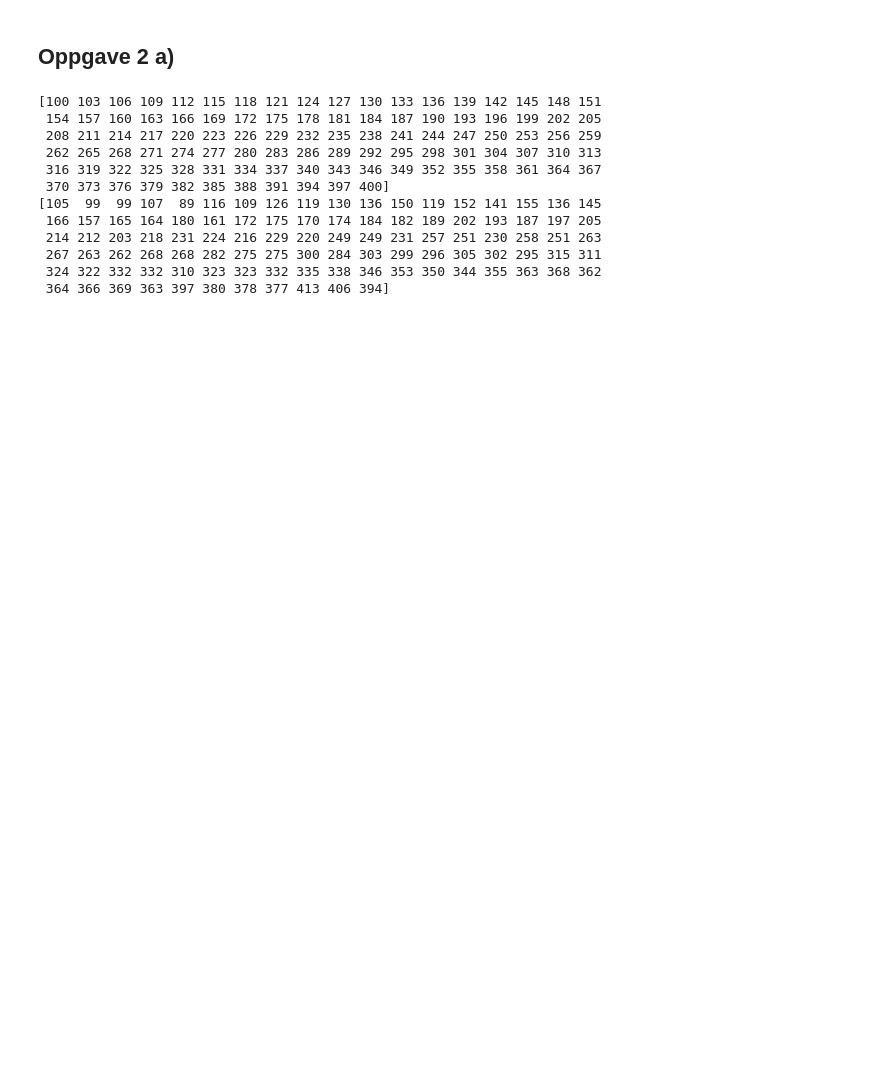
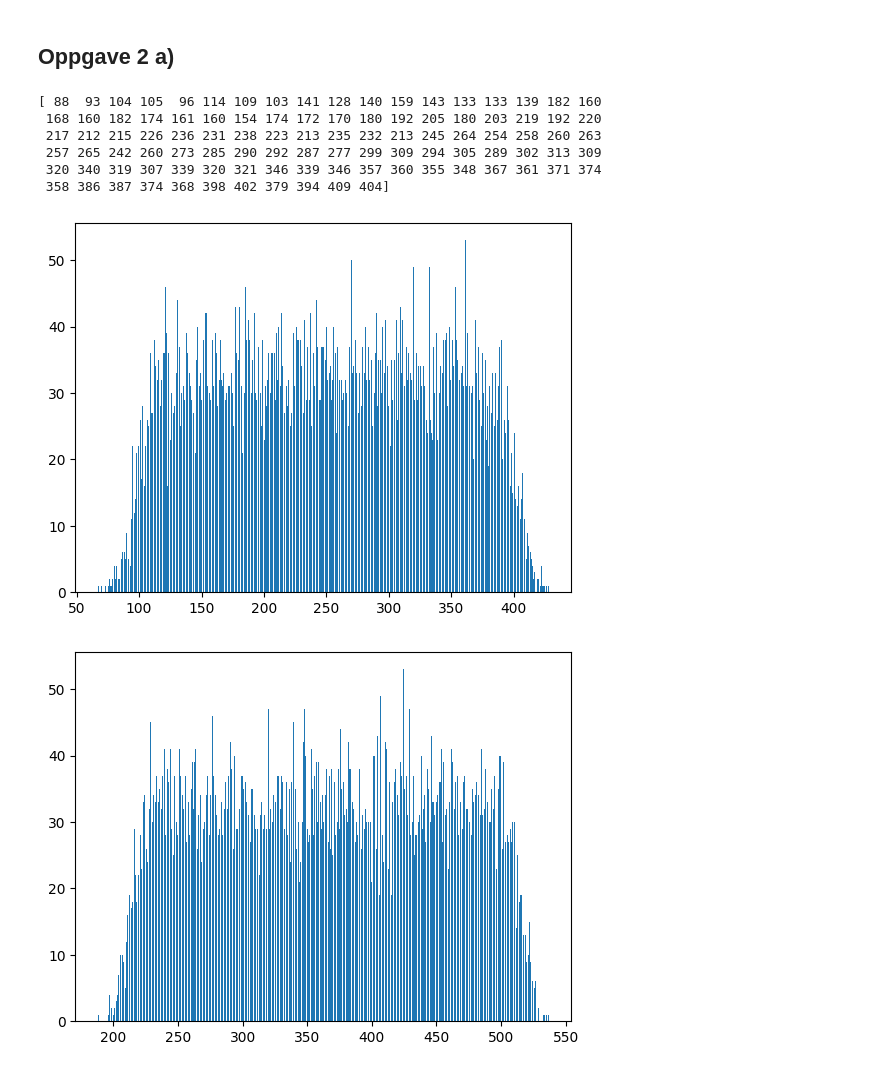
Before and after one commit to fredalex6/TMA4320_Project_2, a Jupyter notebook: oppgaver_elias.ipynb, the cells around one changed output. Cells and saved outputs as stored; diff of their text form; code cells hidden in the pictures; blank space fills up the shorter version.

```diff
--- a/oppgaver_elias.ipynb
+++ b/oppgaver_elias.ipynb
@@ -17,52 +17,47 @@ def walkDirection(pMinus,pPluss):
     if tilfeldigVerdi<=pMinus:
         return -1
     elif tilfeldigVerdi >=(1-pPluss):
         return 1
     else:
         return 0
 
 
 
 def sannsynligheter(beta,V,x):
-    pMinus = 1/(1+np.exp(-beta*(V(x-1)-V(x+1)))+np.exp(-beta*(V(x)-V(x+1))))
-    pPluss = 1/(1+np.exp(-beta*(V(x+1)-V(x-1)))+np.exp(-beta*(V(x)-V(x-1))))
+    pPluss = 1/(1+np.exp(-beta*(V(x-1)-V(x+1)))+np.exp(-beta*(V(x)-V(x+1))))
+    pMinus = 1/(1+np.exp(-beta*(V(x+1)-V(x-1)))+np.exp(-beta*(V(x)-V(x-1))))
     return pMinus, pPluss
 
 
 def simulasjon(steg, beta, V, antallPartikler, mellomrom):
     posisjoner = np.arange(100,(antallPartikler)*(mellomrom+1)+100,mellomrom+1)
-    print(posisjoner)
     for i in range(steg):
         for j in range(len(posisjoner)):
             pMinus, pPluss = sannsynligheter(beta,V,posisjoner[j])
             skritt =  walkDirection(pMinus,pPluss)
-            #if not ((posisjoner[j] + skritt) in posisjoner):
-                #posisjoner[i]+=skritt
             posisjoner[j]+=skritt
     return posisjoner
 
-def plotGjennomsnitt(steg, beta, V, antallPartikler, mellomrom, antallSimulasjoner):
+def plotGjennomsnitt(steg, beta, V, antallPartikler, mellomrom, antallSimulasjoner, simulasjon):
     posisjonerArray = np.array([simulasjon(steg, beta, V, antallPartikler, mellomrom) for _ in range(antallSimulasjoner)])
-    posisjonerArray.flatten()
+    posisjonerArray = posisjonerArray.flatten()
     numberArray = np.array([0 for _ in range(200+(antallPartikler-1)*(mellomrom+1)+1)])
     for i in range(len(numberArray)):
-        numberArray[i]=posisjonerArray.count(i)
-    plt.hist(numberArray)
+        numberArray[i]=(posisjonerArray==i).sum()
+    plt.hist(posisjonerArray,bins=500)
     plt.show()
 
     return
 
-print(simulasjon(100,beta,V21,101,2))
+print(simulasjon(200,beta,V21,101,2))
+plotGjennomsnitt(200,beta,V21,101,2,100,simulasjon)
+plotGjennomsnitt(200,beta,V22,101,2,100,simulasjon)
 # %% [output]
-[100 103 106 109 112 115 118 121 124 127 130 133 136 139 142 145 148 151
- 154 157 160 163 166 169 172 175 178 181 184 187 190 193 196 199 202 205
- 208 211 214 217 220 223 226 229 232 235 238 241 244 247 250 253 256 259
- 262 265 268 271 274 277 280 283 286 289 292 295 298 301 304 307 310 313
- 316 319 322 325 328 331 334 337 340 343 346 349 352 355 358 361 364 367
- 370 373 376 379 382 385 388 391 394 397 400]
-[105  99  99 107  89 116 109 126 119 130 136 150 119 152 141 155 136 145
- 166 157 165 164 180 161 172 175 170 174 184 182 189 202 193 187 197 205
- 214 212 203 218 231 224 216 229 220 249 249 231 257 251 230 258 251 263
- 267 263 262 268 268 282 275 275 300 284 303 299 296 305 302 295 315 311
- 324 322 332 332 310 323 323 332 335 338 346 353 350 344 355 363 368 362
- 364 366 369 363 397 380 378 377 413 406 394]
+[ 88  93 104 105  96 114 109 103 141 128 140 159 143 133 133 139 182 160
+ 168 160 182 174 161 160 154 174 172 170 180 192 205 180 203 219 192 220
+ 217 212 215 226 236 231 238 223 213 235 232 213 245 264 254 258 260 263
+ 257 265 242 260 273 285 290 292 287 277 299 309 294 305 289 302 313 309
+ 320 340 319 307 339 320 321 346 339 346 357 360 355 348 367 361 371 374
+ 358 386 387 374 368 398 402 379 394 409 404]
+[figure, added]
+[figure, added]
```
Also changed, not shown: parts of 4 cells of this notebook.
